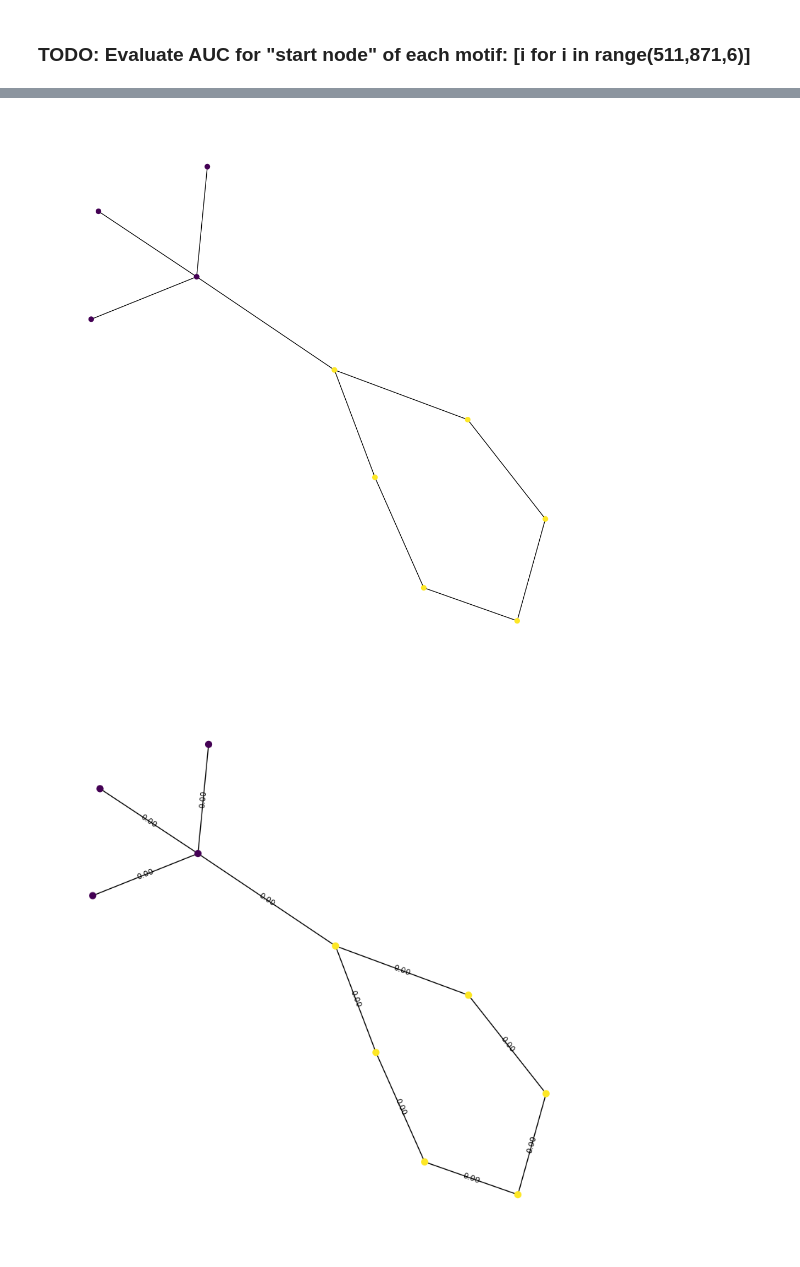
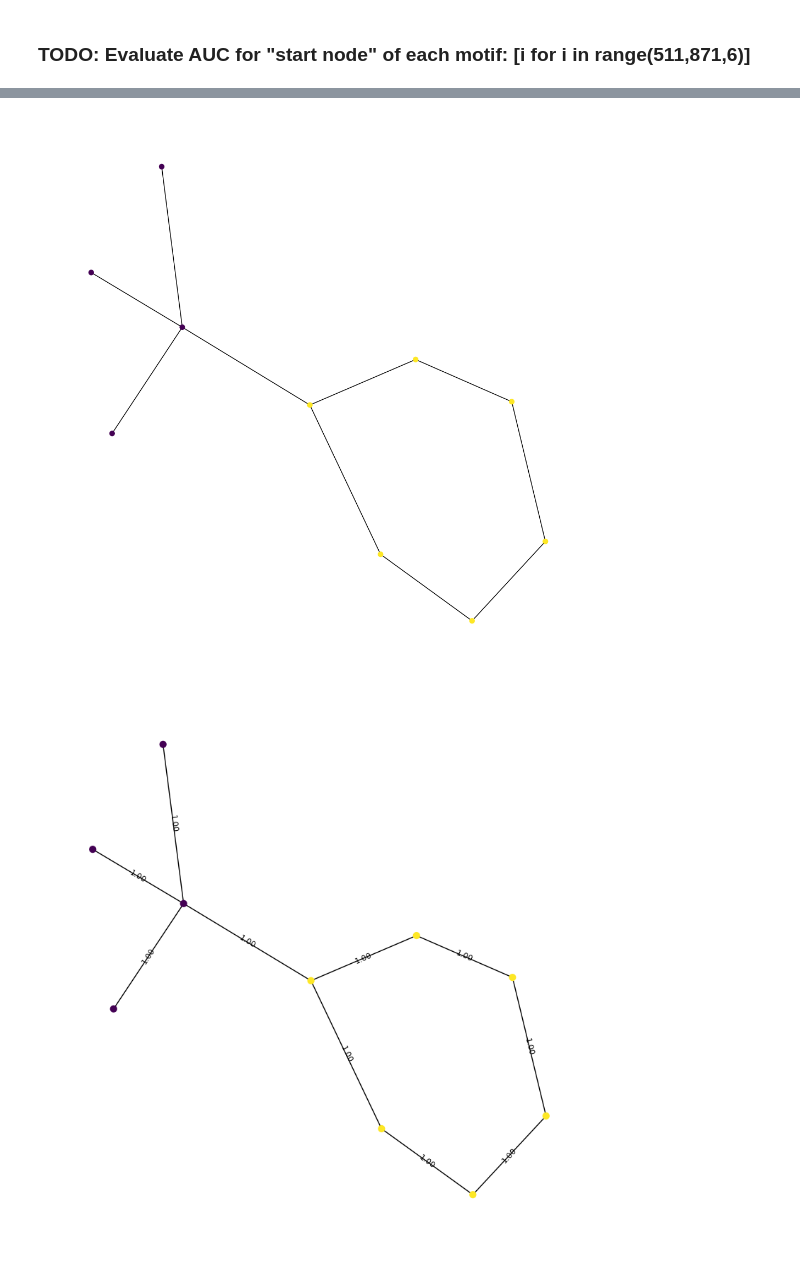
Before and after one commit to TrstnSch/BT-ML-PGESAT, a Jupyter notebook: code/PGExplainer/train_explainer_TreeCycles.ipynb, the cells around one changed output, grey strips where cells are left out. Saved outputs shown, nothing was run; the diff lists cells and outputs as text; code cells hidden in the pictures.

```diff
--- a/code/PGExplainer/train_explainer_TreeCycles.ipynb
+++ b/code/PGExplainer/train_explainer_TreeCycles.ipynb
@@ -101,6 +101,7 @@ for epoch in range(0, epochs_mlp) :
     mlp_optimizer.zero_grad()
 
     temperature = t_0*((t_T/t_0) ** ((epoch+1)/epochs_mlp))
+    temperature = 5.0
 
     Loss = torch.FloatTensor([0])
 
@@ -136,7 +137,7 @@ for epoch in range(0, epochs_mlp) :
             # TODO: VALIDATE pOriginal and pSample pass both label predictions, not just correct one
             #print(f"pOriginal[node_index] {node_index} {pOriginal[node_index]}")
             #print(f"pSample[indexNodeToPred] {pSample[indexNodeToPred]}")
-            currLoss = mlp.loss(pOriginal[indexNodeToPred], pSample[indexNodeToPred], edge_ij, coefficientSizeReg, entropyReg)
+            currLoss = mlp.loss(pOriginal[indexNodeToPred], pSample[indexNodeToPred], edge_ij, coefficientSizeReg, entropyReg, 1e-4)
             sampleLoss += currLoss
 
         Loss += sampleLoss / sampled_graphs
@@ -147,7 +148,7 @@ for epoch in range(0, epochs_mlp) :
 
     print(f"Epoch {epoch+1}, Loss: {Loss.item()}")
 
-    #torch.nn.utils.clip_grad_norm_(mlp.parameters(), max_norm=2)
+    torch.nn.utils.clip_grad_norm_(mlp.parameters(), max_norm=2)           # clip value imn -2
 
     mlp_optimizer.step()
 
@@ -190,7 +191,7 @@ mlp.eval()
 modelNodeGNN.eval()
 
 AUCNode = [i for i in range(511,871,6)]
-currentAUC = AUCNode[3]
+currentAUC = AUCNode[1]
 
 dataA = evaluation.evaluateNodeExplainerAUC(mlp, modelNodeGNN, data, edge_index_undirected, currentAUC)
 
@@ -247,2 +243,2 @@ tensor([7.2658e-13, 7.2658e-13, 7.2658e-13, 7.2658e-13, 2.4466e-14, 7.2658e-13,
-[figure, old version]
+[figure, new version]
-[figure, old version]
+[figure, new version]
```
Also changed, not shown: parts of 5 cells of this notebook, 7 other files.
